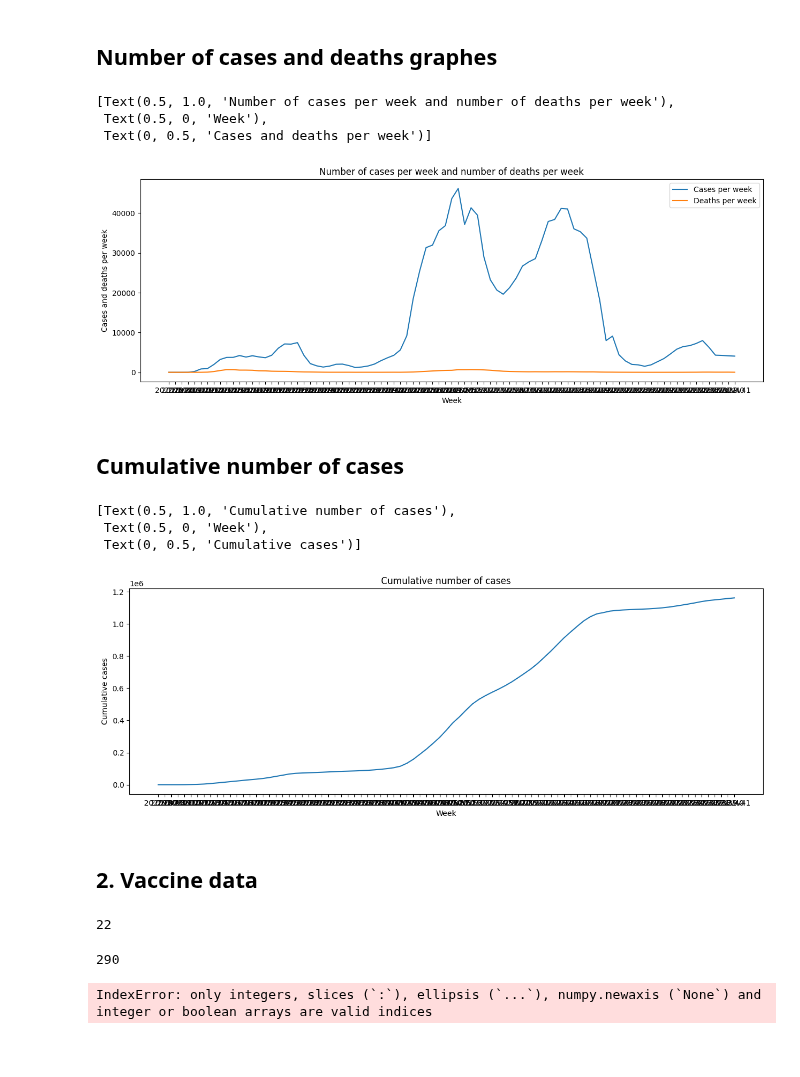
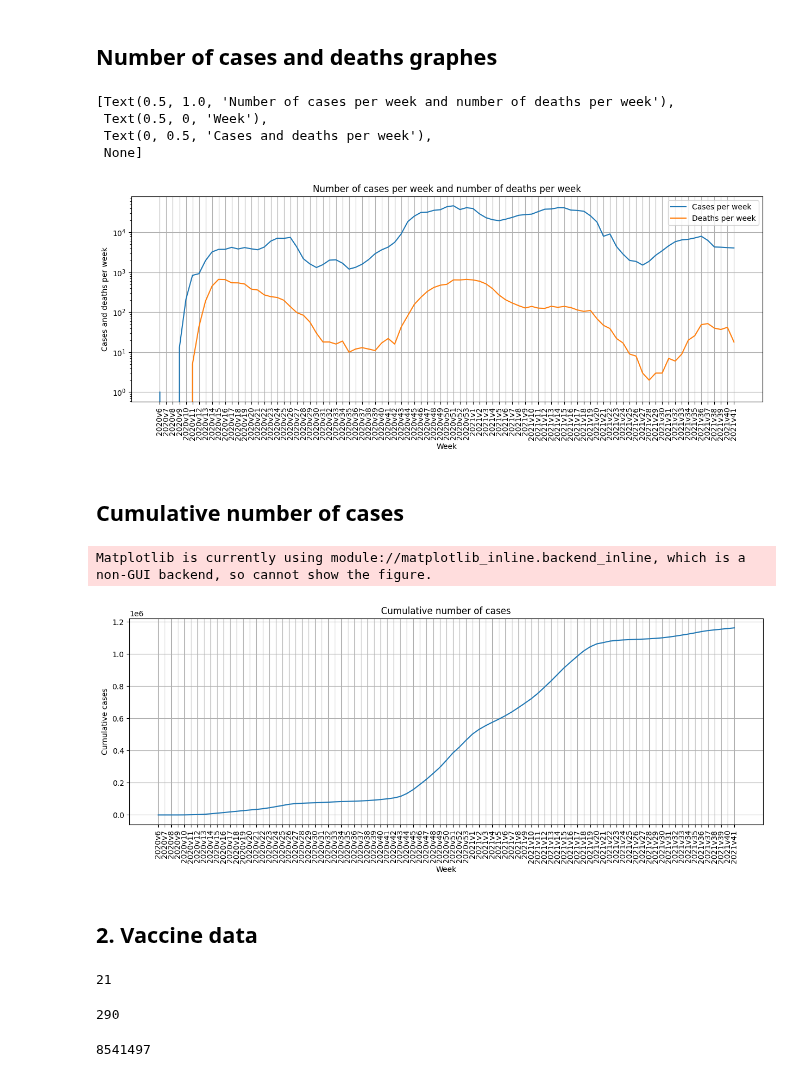
Before and after one commit to FabianAndersson17/Databehandling-Fabian-Andersson, a Jupyter notebook: Labs/Covid-19_Labb1.ipynb, the cells around one changed output. Cells and saved outputs as stored; diff of their text form; code cells hidden in the pictures; blank space fills up the shorter version.

```diff
--- a/Labs/Covid-19_Labb1.ipynb
+++ b/Labs/Covid-19_Labb1.ipynb
@@ -153,14 +157,17 @@ fig.show()
 # %%
 # Seaborn graphs
 fig, ax = plt.subplots(1,1,dpi=100, figsize=(15,5))
 sns.lineplot(data=covid19_cases,x="Vecka", y="Antal_fall_vecka")
 sns.lineplot(data=covid19_cases, x="Vecka", y="Antal_avlidna_vecka")
+plt.grid()
 plt.legend(labels=["Cases per week", "Deaths per week"])
-ax.set(title="Number of cases per week and number of deaths per week", xlabel="Week", ylabel="Cases and deaths per week")
+plt.xticks(rotation = 90)
+ax.set(title="Number of cases per week and number of deaths per week", xlabel="Week", ylabel="Cases and deaths per week", yscale="log")
 # %% [output]
 [Text(0.5, 1.0, 'Number of cases per week and number of deaths per week'),
  Text(0.5, 0, 'Week'),
- Text(0, 0.5, 'Cases and deaths per week')]
+ Text(0, 0.5, 'Cases and deaths per week'),
+ None]
-[figure, old version]
+[figure, new version]
 # %%
 # Add a graph for number of death to the same graph
@@ -178,11 +186,12 @@ fig.show()
 fig, ax = plt.subplots(1, 1, dpi=100, figsize=(15,5))
 sns.lineplot(data=covid19_cases, x="Vecka", y="Kum_antal_fall")
 ax.set(title="Cumulative number of cases", xlabel="Week", ylabel="Cumulative cases")
+plt.xticks(rotation = 90)
+plt.grid()
+fig.show()
 # %% [output]
-[Text(0.5, 1.0, 'Cumulative number of cases'),
- Text(0.5, 0, 'Week'),
- Text(0, 0.5, 'Cumulative cases')]
+Matplotlib is currently using module://matplotlib_inline.backend_inline, which is a non-GUI backend, so cannot show the figure.
-[figure, old version]
+[figure, new version]
 # %%
 # Plotly express plot
 fig = px.line(covid19_cases, x="Vecka", y="Kum_antal_fall", title="Cumulative cases over time",
@@ -197,8 +206,8 @@ fig.show()
 ## 2. Vaccine data
 # %%
 vaccine_data_Path = "labb_Data/Folkhalsomyndigheten_Covid19_Vaccine.xlsx" # A path to the vaccine data excel
-covid19_vaccine_data = pd.read_excel(vaccine_data_Path)
-len(covid19_vaccine_data["Region"].unique()) #Prints the amount of län in the data set
+covid19_vaccine_data = pd.read_excel(vaccine_data_Path, sheet_name="Vaccinerade kommun och ålder")
+len(covid19_vaccine_data["Län_namn"].unique()) #Prints the amount of regions in the data set -1 is to remove the region holding the total number of vaccin
 # %% [output]
-22
+21
 # %%
@@ -207,6 +215,6 @@ len(vaccine_data_kommun["KnNamn"].unique()) #Prints out number of municipality i
 # %% [output]
 290
-# %%
-covid19_vaccine_data["Region"].index["| Sverige |"]
-# %% [output]
-IndexError: only integers, slices (`:`), ellipsis (`...`), numpy.newaxis (`None`) and integer or boolean arrays are valid indices
+# %%
+covid19_vaccine_data["Befolkning"].sum()
+# %% [output]
+8541497
```
Also changed, not shown: parts of 9 cells of this notebook.
